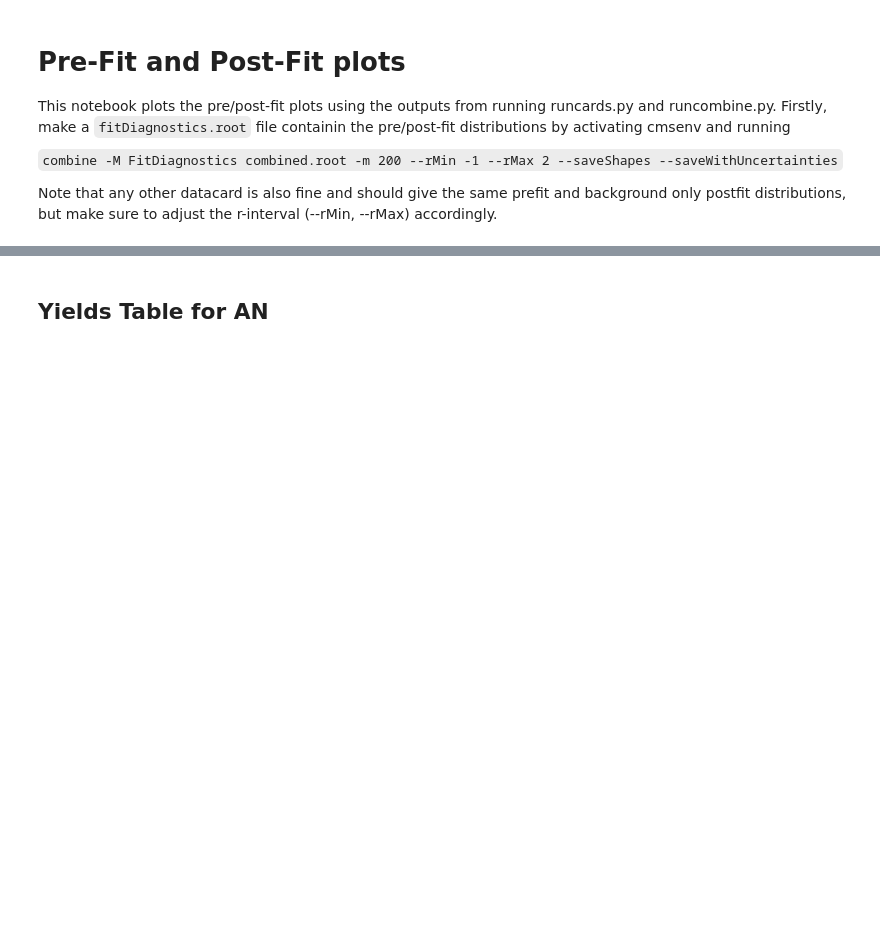
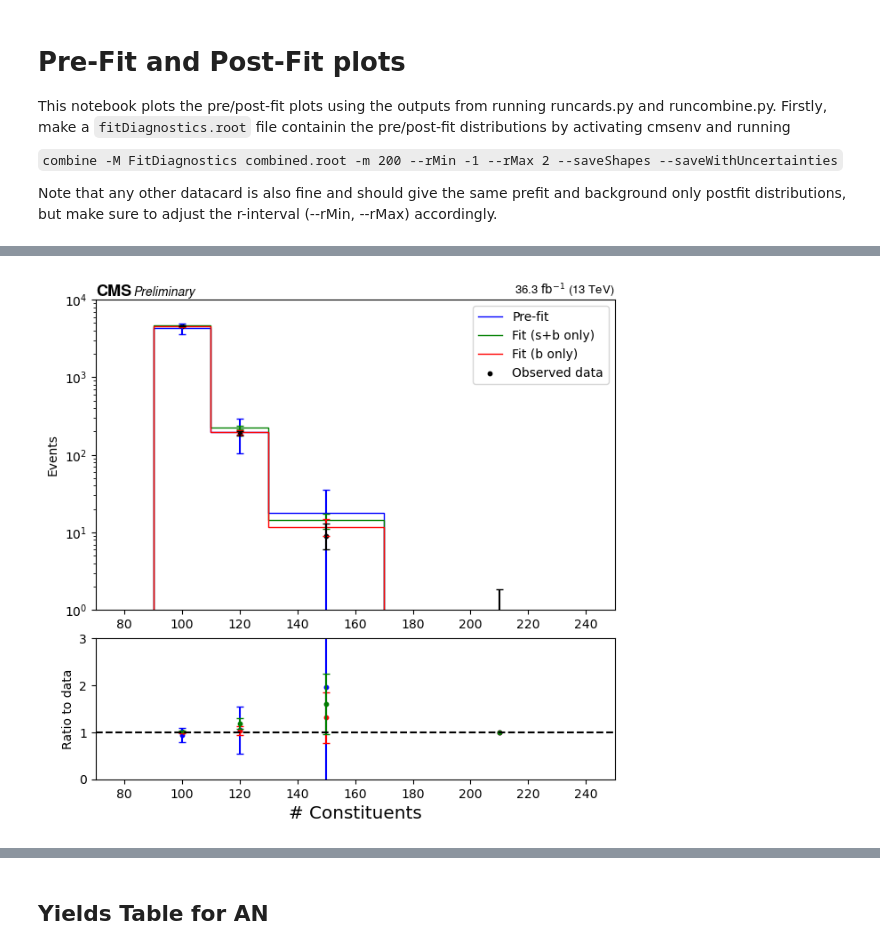
Before and after one commit to SUEPPhysics/SUEPLimits, a Jupyter notebook: notebook_tools/prefit_postfit.ipynb, the cells around one changed output, grey strips where cells are left out. Saved outputs shown, nothing was run; the diff lists cells and outputs as text; code cells hidden in the pictures; blank space fills up the shorter version.

Commit message:
beautification of SR plots pre and postfit

```diff
--- a/notebook_tools/prefit_postfit.ipynb
+++ b/notebook_tools/prefit_postfit.ipynb
@@ -16,12 +16,12 @@ from scipy.stats import chi2
 import mplhep as hep
 import os
 # %%
-filename = "../allYears_720_v4/cards-GluGluToSUEP_HT1000_T3p00_mS1000.000_mPhi3.000_T3.000_modegeneric_TuneCP5_13TeV-pythia8/fitDiagnostics.root"  # replace with your actual ROOT file path
+filename = "../allYears_720_v6/cards-GluGluToSUEP_HT1000_T3p00_mS300.000_mPhi3.000_T3.000_modegeneric_TuneCP5_13TeV-pythia8/fitDiagnostics.root"  # replace with your actual ROOT file path
 file = uproot.open(filename)
 
-bins = np.array([90,110,130,170,500])
+bins = np.array([90,110,130,170,250])
 centers = np.array( [(bins[i] + bins[i + 1])/2 for i in range(len(bins) - 1)])
 
-out_label = "/home/submit/{}/public_html/SUEP/debug/{}"
+out_label = "/home/submit/{}/public_html/SUEP/limits/debug/{}"
 AN_label = '/home/submit/lavezzo/SUEP/AN-22-133/images/offline/{}.pdf'
-saveToAN = True  # control whether to save to AN directory
+saveToAN = False # control whether to save to AN directory
@@ -125,0 +52,84 @@ for year in ['2016','2017','2018']:
+# %%
+expected, expected_err = {}, {}
+data, data_err = {}, {}
+for year in ['2016','2017','2018']:
+
+    ### Collect data
+    expected[year], expected_err[year] = {}, {}
+    for fit in ['fit_b', 'fit_s', 'prefit']:
+
+        expected[year][fit] = np.array([])
+        expected_err[year][fit] = np.array([])
+
+        for sig_bins in ['Bin1Sig','Bin2Sig','Bin3Sig','Bin4Sig']: #['Bin0crF','Bin1crF','Bin2crF','Bin3crF','Bin4crF']
+
+            name = 'shapes_{}/{}{};1'.format(fit,sig_bins,year)
+            if name not in file.keys(): continue
+
+            err = np.sqrt(file[name]['total_covar;1'].to_numpy()[0][0][0])
+            print(fit, year, sig_bins, file[name]['expected;1'].values()[0], file[name]['total_covar;1'].to_numpy()[0][0][0])
+            expected[year][fit] = np.append(expected[year][fit],file[name]['expected;1'].values()[0])
+            expected_err[year][fit] = np.append(expected_err[year][fit],err)
+
+    data[year], data_err[year] = np.array([]), np.array([])
+    for sig_bins in ['Bin1Sig','Bin2Sig','Bin3Sig','Bin4Sig']:
+        name = 'shapes_{}/{}{};1'.format(fit,sig_bins,year)
+        data[year] = np.append(data[year],file[name]['data;1'].values()[1])
+    low, high = compute_poisson_interval(data[year])
+    data_err[year] = (data[year] - low, high - data[year])
+
+    ### Plot everything
+    fig = plt.figure(figsize=(8,10))
+    fig.subplots_adjust(bottom=0.15, left=0.17)
+
+    # Plot histograms
+    ax1 = plt.subplot2grid((4,1), (0,0),rowspan=2)
+    ax1.stairs(expected[year]['prefit'], edges=bins, label='Pre-fit', color='b')
+    ax1.errorbar(centers, expected[year]['prefit'], expected_err[year]['prefit'], capsize=3, linestyle='', color='b')
+    if 'fit_s' in expected[year].keys():
+        ax1.stairs(expected[year]['fit_s'], edges=bins, label='Fit (s+b only)', color='green')
+        ax1.errorbar(centers, expected[year]['fit_s'], expected_err[year]['fit_s'], capsize=3, linestyle='', color='green')
+    if 'fit_b' in expected[year].keys():
+        ax1.stairs(expected[year]['fit_b'], edges=bins, label='Fit (b only)', color='r')
+        ax1.errorbar(centers, expected[year]['fit_b'], expected_err[year]['fit_b'], capsize=3, linestyle='', color='r')
+    ax1.scatter(centers, data[year],  c='black', s=10, label='Observed data')
+    ax1.errorbar(centers, data[year], yerr=data_err[year], c='black',linestyle='',capsize=3)
+
+    ax1.set_ylabel("Events")
+    ax1.set_yscale('log')
+    ax1.set_ylim(1e0, 1e4)
+    ax1.legend()
+
+    ax2 = plt.subplot2grid((4,1), (2,0),sharex=ax1)
+
+    ratio_prefit = np.divide(expected[year]['prefit'], data[year], out=np.ones_like(data[year]), where=data[year]!=0)
+    ratio_prefit_err = np.sqrt( ((expected[year]['prefit']**2)*(data[year])**-4)*(data[year]) + (data[year]**-2)*(expected_err[year]['prefit']**2))
+    if 'fit_b' in expected[year].keys():
+        ratio_postfit = np.divide(expected[year]['fit_b'], data[year], out=np.ones_like(data[year]), where=data[year]!=0)
+        ratio_postfit_err = np.sqrt( ((expected[year]['fit_b']**2)*(data[year]**-4))*(data[year]) + (data[year]**-2)*(expected_err[year]['fit_b']**2))
+    if 'fit_s' in expected[year].keys():
+        ratio_sfit = np.divide(expected[year]['fit_s'], data[year], out=np.ones_like(data[year]), where=data[year]!=0)
+        ratio_sfit_err = np.sqrt( ((expected[year]['fit_s']**2)*(data[year]**-4))*(data[year]) + (data[year]**-2)*(expected_err[year]['fit_s']**2))
+
+    ax2.errorbar(centers, ratio_prefit, color='blue', yerr=ratio_prefit_err, linestyle='',capsize=3)
+    ax2.scatter(centers, ratio_prefit,  c='blue', s=10)
+    if 'fit_b' in expected[year].keys():
+        ax2.errorbar(centers, ratio_postfit, color='red', yerr=ratio_postfit_err, linestyle='',capsize=3)
+        ax2.scatter(centers, ratio_postfit,  c='red', s=10)
+    if 'fit_s' in expected[year].keys():
+        ax2.errorbar(centers, ratio_sfit, color='green', yerr=ratio_sfit_err, linestyle='',capsize=3)
+        ax2.scatter(centers, ratio_sfit,  c='green', s=10)
+
+    ax2.axhline(1,ls='--',color='black')
+    ax2.set_xlim([70,250])
+    ax2.set_ylim([0,3])
+    ax2.set_xlabel(r"# Constituents", fontsize='x-large')
+    ax2.set_ylabel("Ratio to data")
+
+    hep.cms.label(llabel='Preliminary',data=True, lumi=lumiLabel(year), ax=ax1)
+
+    plt.savefig(out_label.format(os.environ['USER'], 'postfit_'+year))
+    if saveToAN: plt.savefig(AN_label.format("postfit_"+year), bbox_inches='tight')
+
+    plt.show()
+# %% [output]
@@ -125,0 +148 @@ for year in ['2016','2017','2018']:
+[figure, added]
```
Also changed, not shown: parts of 9 cells of this notebook.
